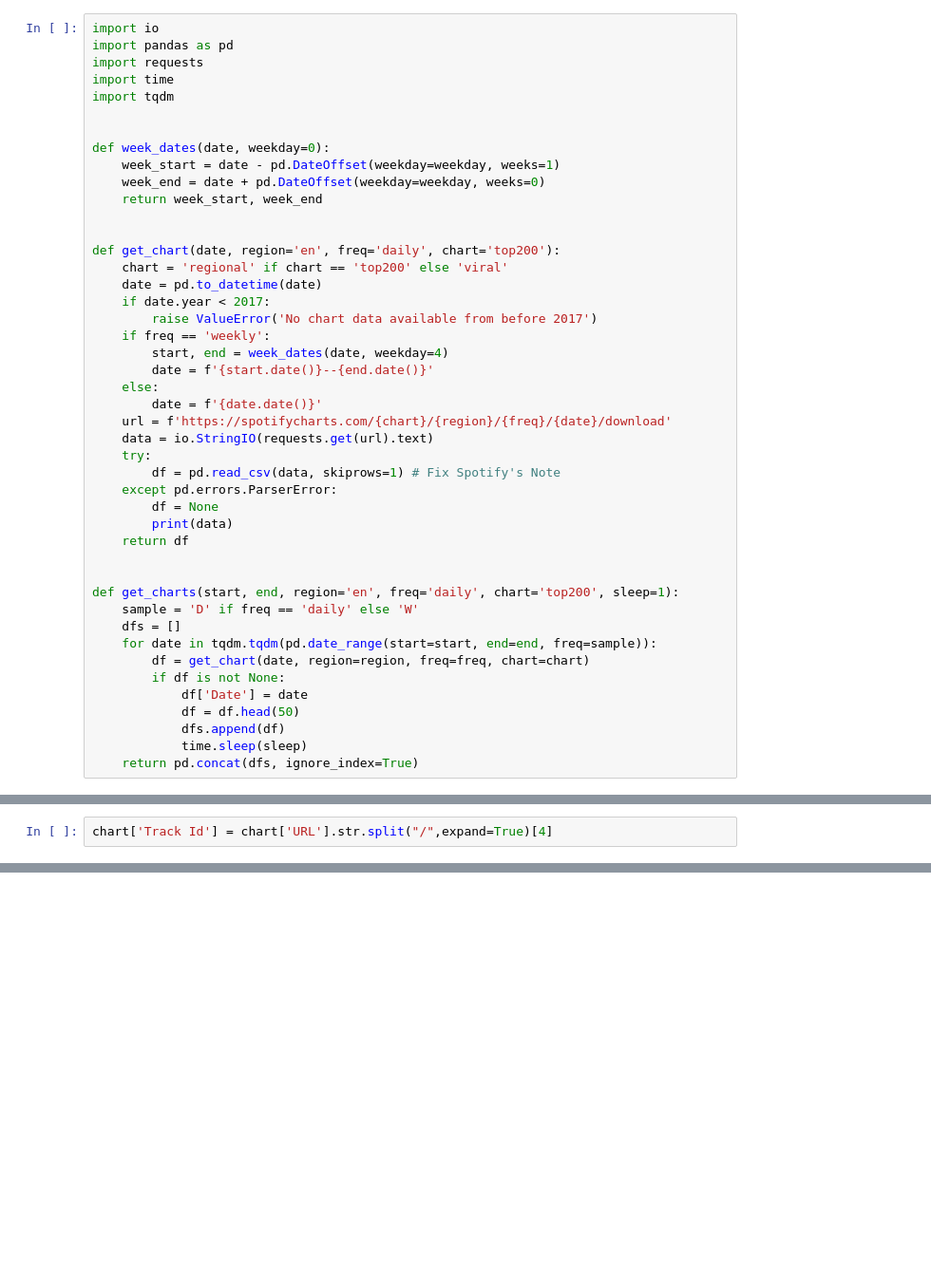
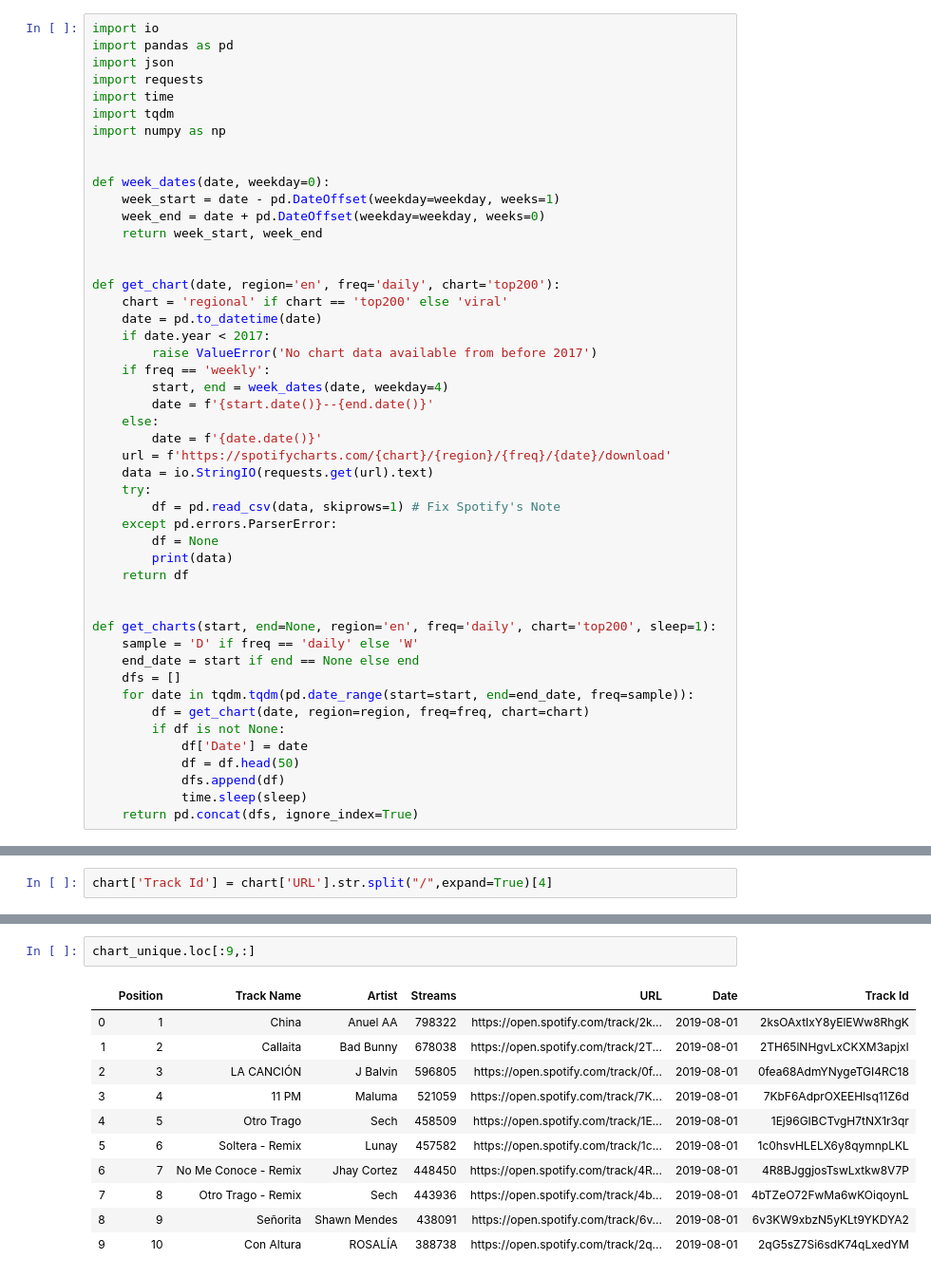
Before and after one commit to Manolomon/lyricfy, a Jupyter notebook: Trending.ipynb, the cells around one changed output, grey strips where cells are left out. Shown at 95% size. Cells and saved outputs as stored; diff of their text form; blank space fills up the shorter version.

```diff
--- a/Trending.ipynb
+++ b/Trending.ipynb
@@ -1,9 +1,11 @@
 # %%
 import io
 import pandas as pd
+import json
 import requests
 import time
 import tqdm
+import numpy as np
 
 
 def week_dates(date, weekday=0):
@@ -32,10 +34,11 @@ def get_chart(date, region='en', freq='daily', chart='top200'):
     return df
 
 
-def get_charts(start, end, region='en', freq='daily', chart='top200', sleep=1):
+def get_charts(start, end=None, region='en', freq='daily', chart='top200', sleep=1):
     sample = 'D' if freq == 'daily' else 'W'
+    end_date = start if end == None else end
     dfs = []
-    for date in tqdm.tqdm(pd.date_range(start=start, end=end, freq=sample)):
+    for date in tqdm.tqdm(pd.date_range(start=start, end=end_date, freq=sample)):
         df = get_chart(date, region=region, freq=freq, chart=chart)
         if df is not None:
             df['Date'] = date
@@ -131,0 +115,14 @@ chart[chart['Artist'] == 'Anuel AA']
+# %%
+chart_unique.loc[:9,:]
+# %% [output]
+|  | Position | Track Name | Artist | Streams | URL | Date | Track Id |
+| 0 | 1 | China | Anuel AA | 798322 | https://open.spotify.com/track/2k... | 2019-08-01 | 2ksOAxtIxY8yElEWw8RhgK |
+| 1 | 2 | Callaita | Bad Bunny | 678038 | https://open.spotify.com/track/2T... | 2019-08-01 | 2TH65lNHgvLxCKXM3apjxI |
+| 2 | 3 | LA CANCIÓN | J Balvin | 596805 | https://open.spotify.com/track/0f... | 2019-08-01 | 0fea68AdmYNygeTGI4RC18 |
+| 3 | 4 | 11 PM | Maluma | 521059 | https://open.spotify.com/track/7K... | 2019-08-01 | 7KbF6AdprOXEEHlsq11Z6d |
+| 4 | 5 | Otro Trago | Sech | 458509 | https://open.spotify.com/track/1E... | 2019-08-01 | 1Ej96GIBCTvgH7tNX1r3qr |
+| 5 | 6 | Soltera - Remix | Lunay | 457582 | https://open.spotify.com/track/1c... | 2019-08-01 | 1c0hsvHLELX6y8qymnpLKL |
+| 6 | 7 | No Me Conoce - Remix | Jhay Cortez | 448450 | https://open.spotify.com/track/4R... | 2019-08-01 | 4R8BJggjosTswLxtkw8V7P |
+| 7 | 8 | Otro Trago - Remix | Sech | 443936 | https://open.spotify.com/track/4b... | 2019-08-01 | 4bTZeO72FwMa6wKOiqoynL |
+| 8 | 9 | Señorita | Shawn Mendes | 438091 | https://open.spotify.com/track/6v... | 2019-08-01 | 6v3KW9xbzN5yKLt9YKDYA2 |
+| 9 | 10 | Con Altura | ROSALÍA | 388738 | https://open.spotify.com/track/2q... | 2019-08-01 | 2qG5sZ7Si6sdK74qLxedYM |
```
Also changed, not shown: parts of 18 cells of this notebook, 6 other files.
